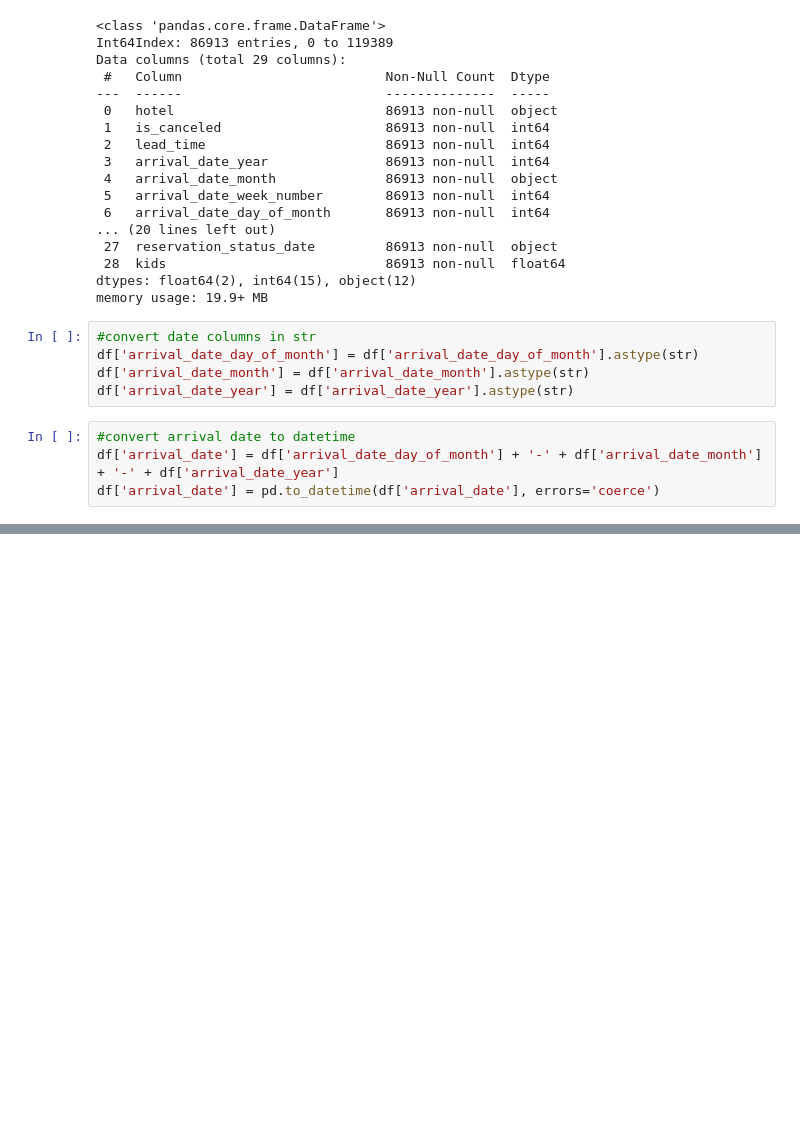
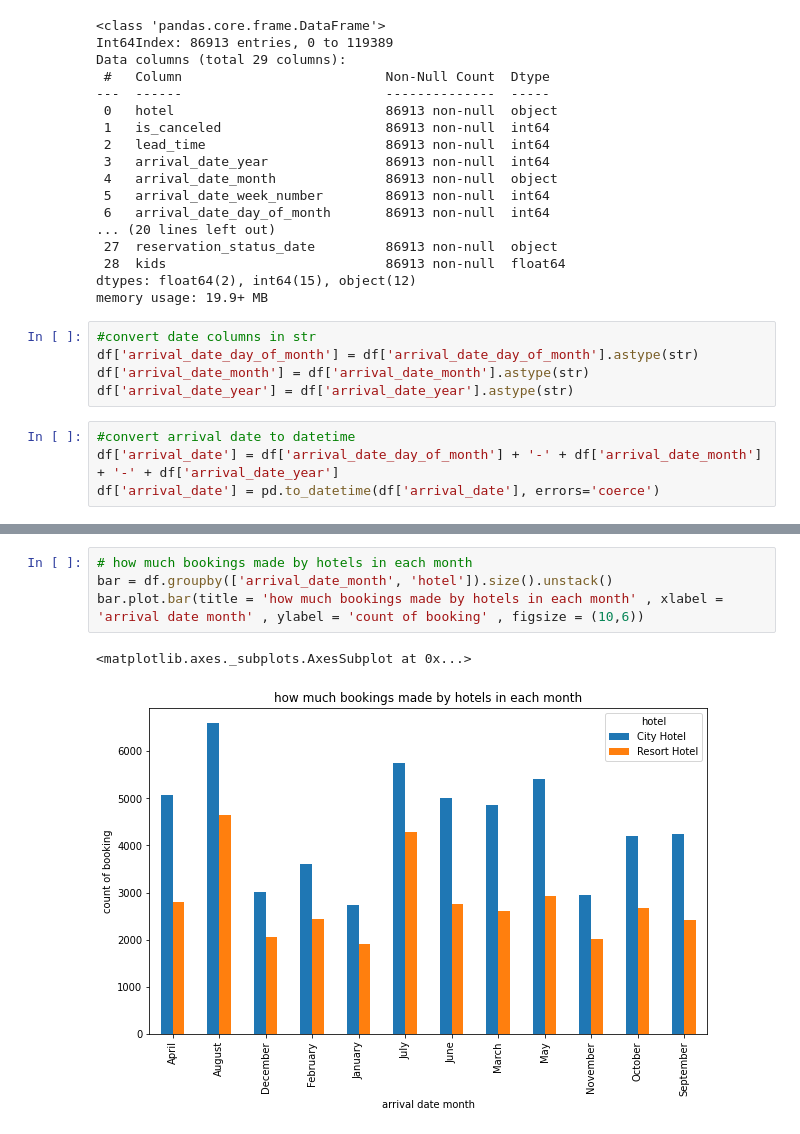
Before and after one commit to armanalam6342/Hotel-Booking-Analysis, a Jupyter notebook: Hotel_Booking_Analysis_Capstone_Project.ipynb, the cells around one changed output, grey strips where cells are left out. Cells and saved outputs as stored; diff of their text form; blank space fills up the shorter version.

```diff
--- a/Hotel_Booking_Analysis_Capstone_Project.ipynb
+++ b/Hotel_Booking_Analysis_Capstone_Project.ipynb
@@ -240,0 +270,7 @@ df['arrival_date'] = pd.to_datetime(df['arrival_date'], errors='coerce')
+# %%
+# how much bookings made by hotels in each month
+bar = df.groupby(['arrival_date_month', 'hotel']).size().unstack()
+bar.plot.bar(title = 'how much bookings made by hotels in each month' , xlabel = 'arrival date month' , ylabel = 'count of booking' , figsize = (10,6))
+# %% [output]
+<matplotlib.axes._subplots.AxesSubplot at 0x...>
+[figure, added]
```
Also changed, not shown: parts of 8 cells of this notebook.
